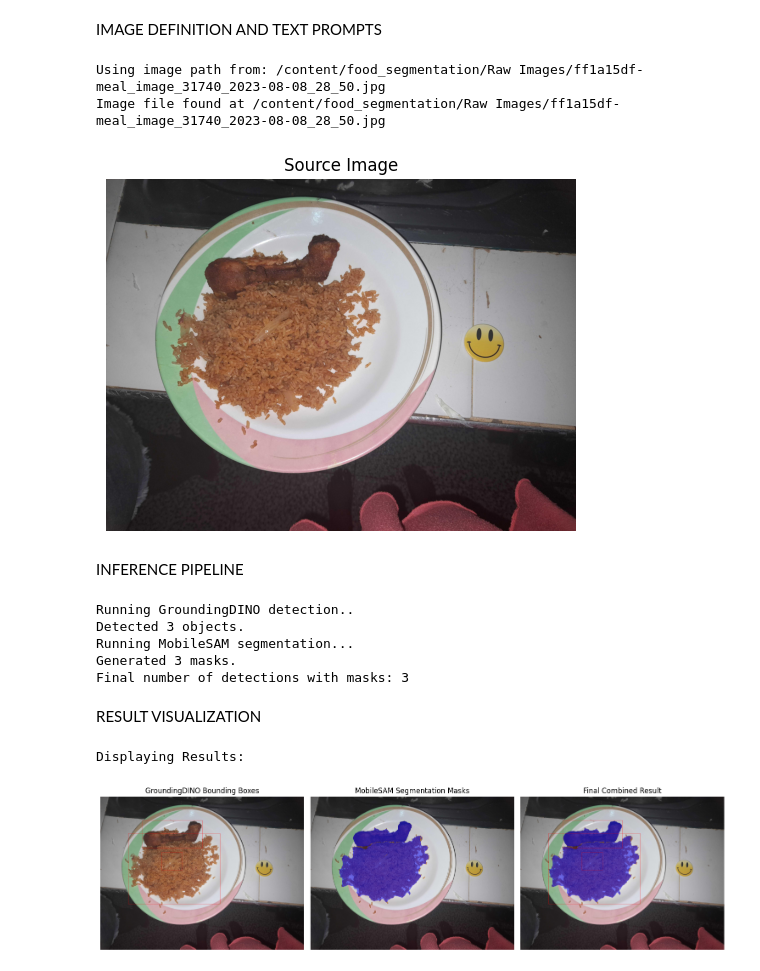
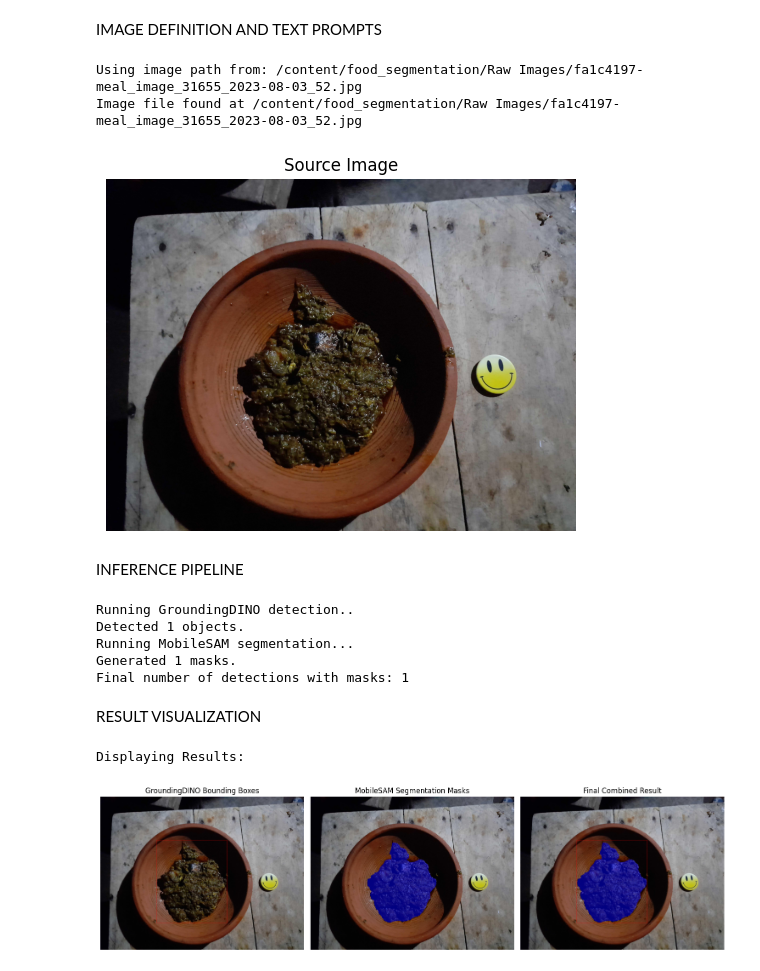
Before and after one commit to Bempong-Sylvester-Obese/Food-segmentation-with-pre-trained-model, a Jupyter notebook: Food_Segmentation.ipynb, the cells around one changed output. Saved outputs shown, nothing was run; the diff lists cells and outputs as text; code cells hidden in the pictures.

Commit message:
Segmentation task on local stew

```diff
--- a/Food_Segmentation.ipynb
+++ b/Food_Segmentation.ipynb
@@ -108,7 +108,7 @@ import matplotlib.pyplot as plt
 import math
 
 # Image path
-IMAGE_NAME = "/content/food_segmentation/Raw Images/ff1a15df-meal_image_31740_2023-08-08_28_50.jpg"
+IMAGE_NAME = "/content/food_segmentation/Raw Images/fa1c4197-meal_image_31655_2023-08-03_52.jpg"
 
 IMAGE_PATH = os.path.join(ABS_PROJECT_DIR, IMAGE_NAME)
 
@@ -118,38 +118,38 @@ print(f"Using image path from: {IMAGE_PATH}")
 # Check if the image file exists
 if not os.path.exists(IMAGE_PATH):
     print(f"Error: Image file not found at {IMAGE_PATH}")
 else:
     print(f"Image file found at {IMAGE_PATH}")
     # Text Prompt
-    CLASSES =["Jollof Rice and chicken"]
-    PROMPT = "Jollof Rice with Fried Chicken and a slice of onion"
+    CLASSES =["Stew"]
+    PROMPT = "Kontomire stew"
 
     # Visualisation helper function
     def show_image(images, titles=None, cols=2):
         rows = math.ceil(len(images) / cols)
         fig, axes = plt.subplots(rows, cols, figsize=(cols * 5, rows * 5))
         axes = axes.flatten() if rows > 1 or cols > 1 else [axes]
 
         for i, img in enumerate(images):
             axes[i].imshow(cv2.cvtColor(img, cv2.COLOR_BGR2RGB))
             if titles and i < len(titles):
                 axes[i].set_title(titles[i])
             axes[i].axis('off')
 
         # Hide any unused subplots
         for j in range(i + 1, len(axes)):
             axes[j].axis('off')
 
         plt.tight_layout()
         plt.show()
 
 
     source_image = cv2.imread(IMAGE_PATH)
     show_image([source_image], titles=["Source Image"], cols=1)
 # %% [output]
-Using image path from: /content/food_segmentation/Raw Images/ff1a15df-meal_image_31740_2023-08-08_28_50.jpg
-Image file found at /content/food_segmentation/Raw Images/ff1a15df-meal_image_31740_2023-08-08_28_50.jpg
+Using image path from: /content/food_segmentation/Raw Images/fa1c4197-meal_image_31655_2023-08-03_52.jpg
+Image file found at /content/food_segmentation/Raw Images/fa1c4197-meal_image_31655_2023-08-03_52.jpg
-[figure, old version]
+[figure, new version]
 # %% [markdown]
 INFERENCE PIPELINE
 # %%
@@ -235,10 +235,10 @@ else:
 print(f"Final number of detections with masks: {len(detections)}")
 # %% [output]
 Running GroundingDINO detection..
-Detected 3 objects.
+Detected 1 objects.
 Running MobileSAM segmentation...
-Generated 3 masks.
-Final number of detections with masks: 3
+Generated 1 masks.
+Final number of detections with masks: 1
 # %% [markdown]
 RESULT VISUALIZATION
 # %%
@@ -293,4 +293,4 @@ titles_for_display = [
 show_image(images_to_display, titles=titles_for_display, cols=3) # Display in 3 columns
 # %% [output]
 Displaying Results:
-[figure, old version]
+[figure, new version]
```
